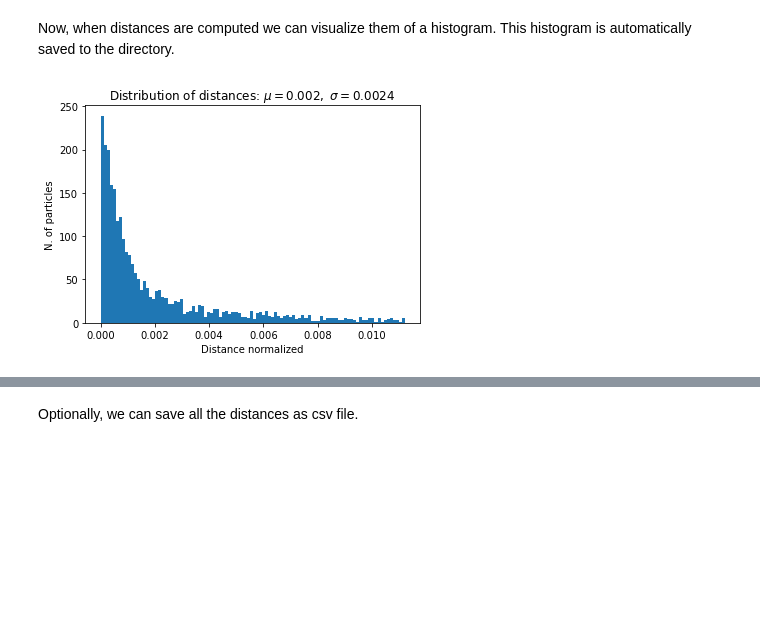
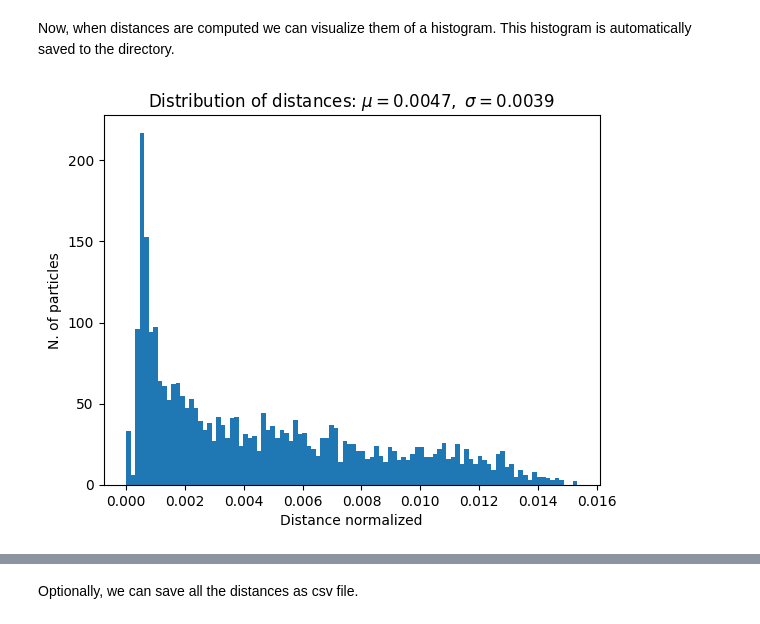
Before and after one commit to programerkotik/viral_particles_distribution_in_nucleus, a Jupyter notebook: Distance Analysis.ipynb, the cells around one changed output, grey strips where cells are left out. Saved outputs shown, nothing was run; the diff lists cells and outputs as text; code cells hidden in the pictures; blank space fills up the shorter version.

```diff
--- a/Distance Analysis.ipynb
+++ b/Distance Analysis.ipynb
@@ -46,6 +72,0 @@ We are going to skeletonize lamin signal, so it is easier and faster to compute
-# %%
-# create skeleton of membrane
-membrane = viewer.layers['STAR RED_CONF_label'].data
-skeleton = skeletonize(membrane/membrane.max())
-skeleton = skeleton.astype(np.uint8)
-viewer.add_labels(skeleton * randint(0,255), name = 'Lamin skeleton')
@@ -54,12 +73,12 @@ viewer.add_labels(skeleton * randint(0,255), name = 'Lamin skeleton')
 # %%
 # manually edit nucleus and save it as variable
-skeleton = viewer.layers['Lamin skeleton'].data
+skeleton = viewer.layers['Lamin skeleton'].data.astype(bool)
 # %% [markdown]
 Here, we want to compute the optimal value for normalization so we also account for the size of the nucleus in our distances. As a normalization value we take the maximum possible distance from the lamin to any point in nucleus.
 # %%
 # calculate value for normalization
-nucleus = viewer.layers['nucleus'].data
-x,y = np.where(nucleus==1)
+nucleus = viewer.layers['nucleus'].data.astype('bool')
+x,y = np.where(nucleus)
 centroid = (np.mean(x), np.mean(y))
 viewer.add_points(centroid)
 
@@ -86,10 +105,10 @@ viewer.add_image(particles)
 <Image layer 'particles' at 0x...>
 # %%
 # blob detection
-blobs_log = blob_log(particles, max_sigma=5, num_sigma=10, threshold=0.15)
+blobs_log = blob_log(particles, max_sigma=5, num_sigma=10, threshold=0.015)
 blobs_log[:, 2] = blobs_log[:, 2] * sqrt(2)
 points = blobs_log[:,:2]
-viewer.add_points(points, size=5, symbol='ring', face_color='red')
+viewer.add_points(points, size=10, symbol='ring', face_color='white')
 # %% [output]
 <Points layer 'points' at 0x...>
 # %% [markdown]
@@ -118,13 +137,13 @@ Now, when distances are computed we can visualize them of a histogram. This hist
 # %%
 # compute distances
 pixel_size_side = 0.02 # micrometers
 
-distances, mean, std = compute_distances(points, pixel_size_side, dist_for_normalization, closest_points)
+normalized_distances, norm_mean, norm_std, distances, mean, std = compute_distances(points, pixel_size_side, dist_for_normalization, closest_points)
 
-plt.hist(distances, bins = 100)
+plt.hist(normalized_distances, bins = 100)
 plt.ylabel('N. of particles')
 plt.xlabel('Distance normalized')
-plt.title(f'Distribution of distances: $\mu={round(mean, 4)},\ \sigma={round(std, 4)}$')
-plt.savefig(f'{name}.png')
+plt.title(f'Distribution of distances: $\mu={round(norm_mean, 4)},\ \sigma={round(norm_std, 4)}$')
+plt.savefig(f'{name}_normalized.png')
 # %% [output]
-[figure, old version]
+[figure, new version]
```
Also changed, not shown: parts of 30 cells of this notebook, 2 other files.
